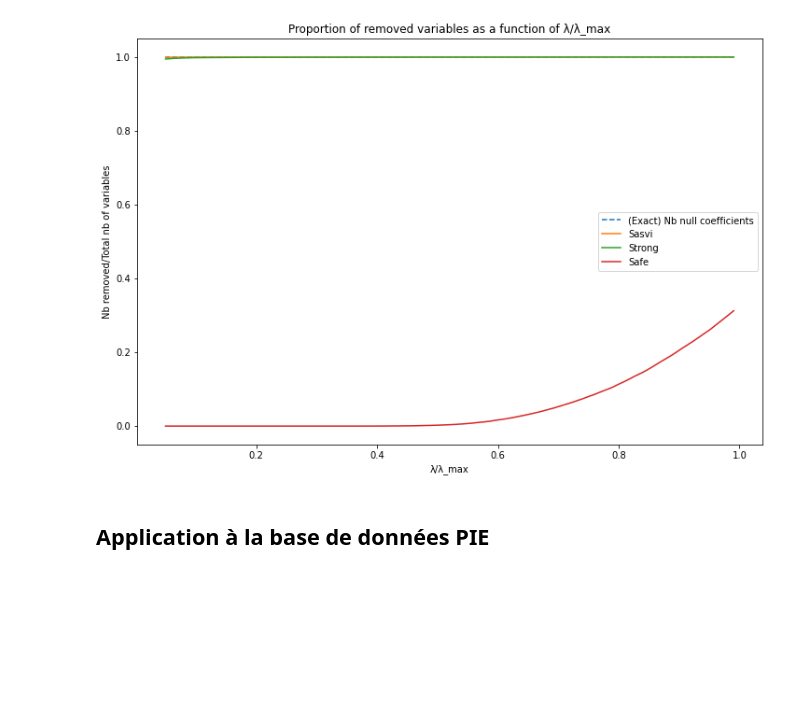
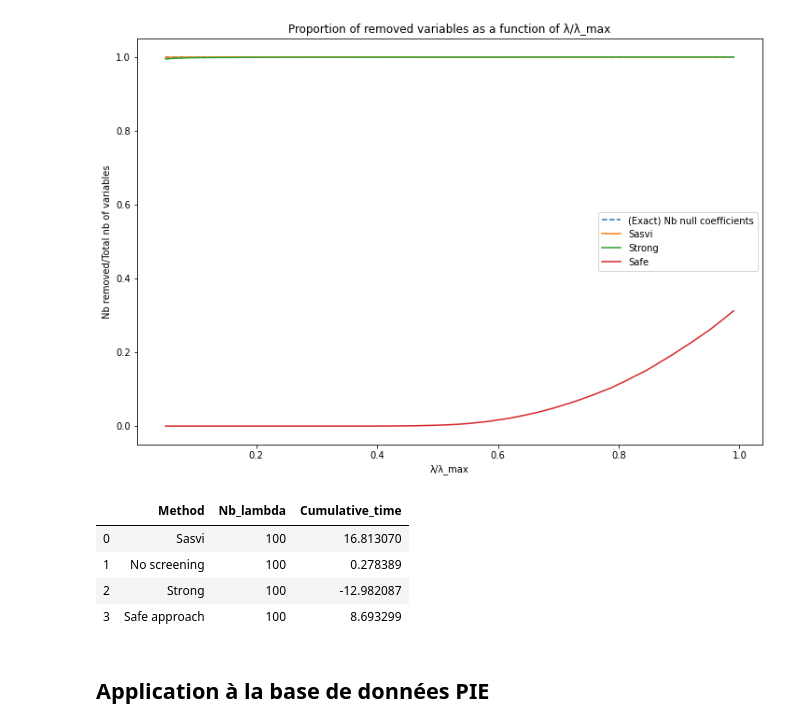
Before and after one commit to nathanln/Parcimony, a Jupyter notebook: Experience.ipynb, the cells around one changed output. Cells and saved outputs as stored; diff of their text form; code cells hidden in the pictures; blank space fills up the shorter version.

Commit message:
sum time

```diff
--- a/Experience.ipynb
+++ b/Experience.ipynb
@@ -152,6 +153,20 @@ Number of variables removed with safe rule : 0
 Number of variables removed exactly : 49985
 [figure]
 [figure]
+# %%
+nb_lambda=np.repeat(len(Tsasvi),4)
+sumTime=[np.sum(Tsasvi),np.sum(Tnormal),np.sum(Tstrong),np.sum(Tsafe)]
+method=["Sasvi","No screening","Strong","Safe approach"]
+# %%
+df=pd.DataFrame({"Method":method,"Nb_lambda":nb_lambda,"Cumulative_time":sumTime})
+# %%
+df
+# %% [output]
+|  | Method | Nb_lambda | Cumulative_time |
+| 0 | Sasvi | 100 | 16.813070 |
+| 1 | No screening | 100 | 0.278389 |
+| 2 | Strong | 100 | -12.982087 |
+| 3 | Safe approach | 100 | 8.693299 |
 # %% [markdown]
 ## Application à la base de données PIE
 # %% [markdown]
```
Also changed, not shown: parts of 5 cells of this notebook.
